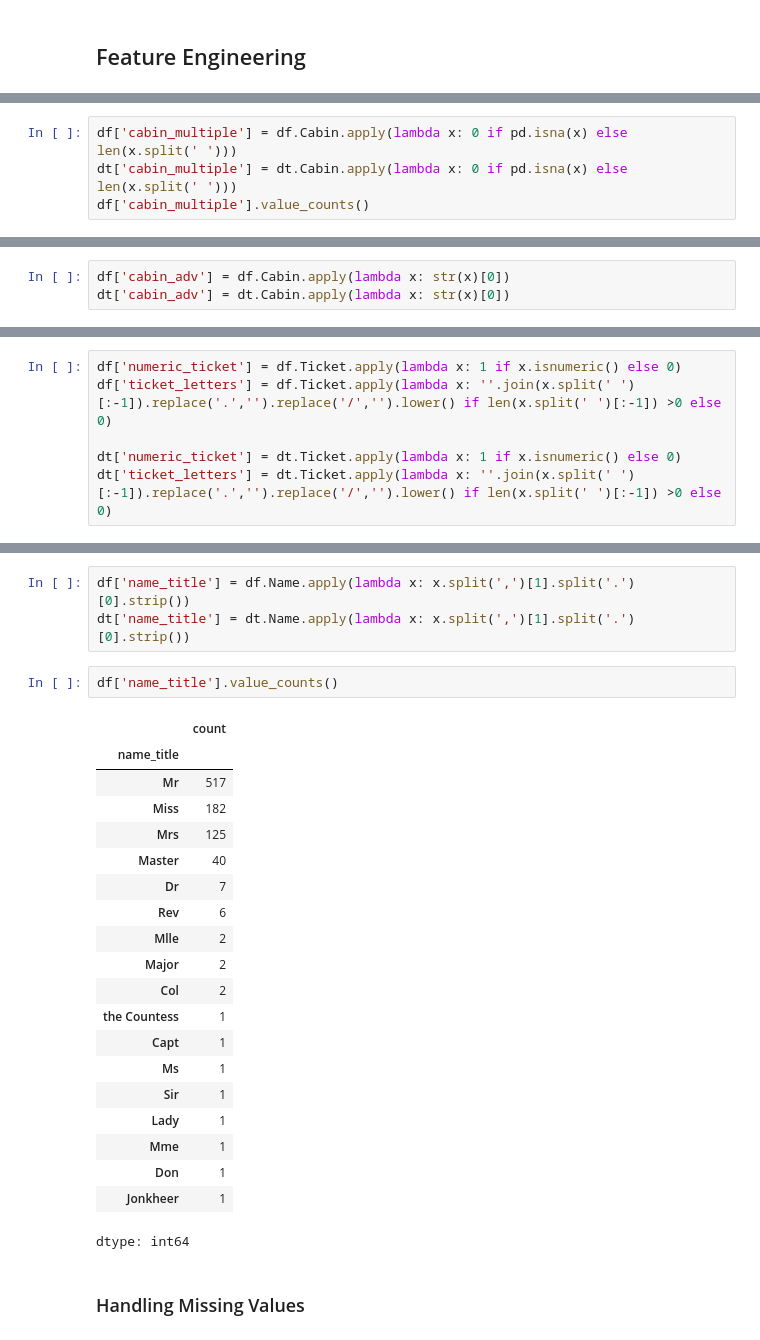
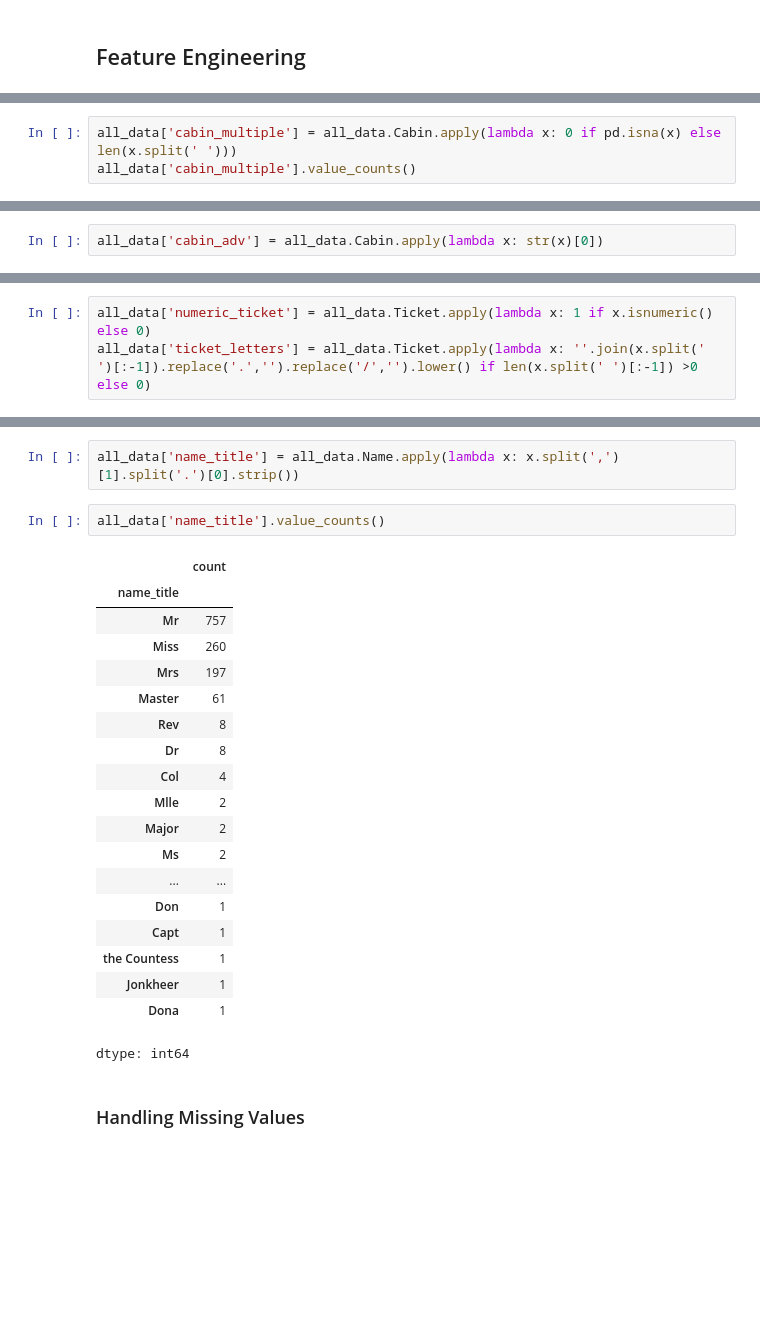
Before and after one commit to machiwao/ml-development, a Jupyter notebook: kaggle_Titanic.ipynb, the cells around one changed output, grey strips where cells are left out. Cells and saved outputs as stored; diff of their text form; blank space fills up the shorter version.

```diff
--- a/kaggle_Titanic.ipynb
+++ b/kaggle_Titanic.ipynb
@@ -222,7 +227,6 @@ memory usage: 83.7+ KB
 # %%
-df['cabin_multiple'] = df.Cabin.apply(lambda x: 0 if pd.isna(x) else len(x.split(' ')))
-dt['cabin_multiple'] = dt.Cabin.apply(lambda x: 0 if pd.isna(x) else len(x.split(' ')))
-df['cabin_multiple'].value_counts()
+all_data['cabin_multiple'] = all_data.Cabin.apply(lambda x: 0 if pd.isna(x) else len(x.split(' ')))
+all_data['cabin_multiple'].value_counts()
 # %% [output]
 |  | count |
 | cabin_multiple |  |
@@ -242,4 +246,3 @@ pd.pivot_table(df, index = 'Survived', columns = 'cabin_multiple', values = 'Tic
 # %%
-df['cabin_adv'] = df.Cabin.apply(lambda x: str(x)[0])
-dt['cabin_adv'] = dt.Cabin.apply(lambda x: str(x)[0])
+all_data['cabin_adv'] = all_data.Cabin.apply(lambda x: str(x)[0])
 # %%
@@ -266,7 +269,4 @@ pd.pivot_table(df,index='Survived',columns='cabin_adv', values = 'Name', aggfunc
 # %%
-df['numeric_ticket'] = df.Ticket.apply(lambda x: 1 if x.isnumeric() else 0)
-df['ticket_letters'] = df.Ticket.apply(lambda x: ''.join(x.split(' ')[:-1]).replace('.','').replace('/','').lower() if len(x.split(' ')[:-1]) >0 else 0)
-
-dt['numeric_ticket'] = dt.Ticket.apply(lambda x: 1 if x.isnumeric() else 0)
-dt['ticket_letters'] = dt.Ticket.apply(lambda x: ''.join(x.split(' ')[:-1]).replace('.','').replace('/','').lower() if len(x.split(' ')[:-1]) >0 else 0)
+all_data['numeric_ticket'] = all_data.Ticket.apply(lambda x: 1 if x.isnumeric() else 0)
+all_data['ticket_letters'] = all_data.Ticket.apply(lambda x: ''.join(x.split(' ')[:-1]).replace('.','').replace('/','').lower() if len(x.split(' ')[:-1]) >0 else 0)
 # %%
@@ -316,29 +316,27 @@ pd.pivot_table(df,index='Survived',columns='ticket_letters', values = 'Ticket',
 2 rows × 29 columns
 # %%
-df['name_title'] = df.Name.apply(lambda x: x.split(',')[1].split('.')[0].strip())
-dt['name_title'] = dt.Name.apply(lambda x: x.split(',')[1].split('.')[0].strip())
+all_data['name_title'] = all_data.Name.apply(lambda x: x.split(',')[1].split('.')[0].strip())
 # %%
-df['name_title'].value_counts()
+all_data['name_title'].value_counts()
 # %% [output]
 |  | count |
 | name_title |  |
-| Mr | 517 |
-| Miss | 182 |
-| Mrs | 125 |
-| Master | 40 |
-| Dr | 7 |
-| Rev | 6 |
+| Mr | 757 |
+| Miss | 260 |
+| Mrs | 197 |
+| Master | 61 |
+| Rev | 8 |
+| Dr | 8 |
+| Col | 4 |
 | Mlle | 2 |
 | Major | 2 |
-| Col | 2 |
+| Ms | 2 |
+| ... | ... |
+| Don | 1 |
+| Capt | 1 |
 | the Countess | 1 |
-| Capt | 1 |
-| Ms | 1 |
-| Sir | 1 |
-| Lady | 1 |
-| Mme | 1 |
-| Don | 1 |
 | Jonkheer | 1 |
+| Dona | 1 |
 dtype: int64
 # %% [markdown]
 ### Handling Missing Values
```
Also changed, not shown: parts of 41 cells of this notebook.
